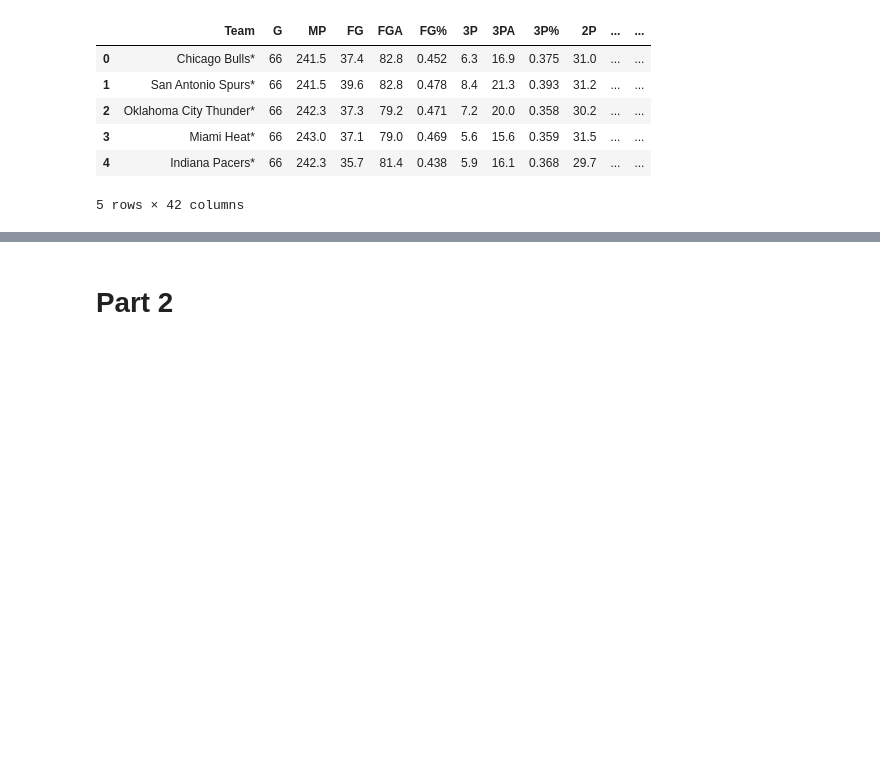
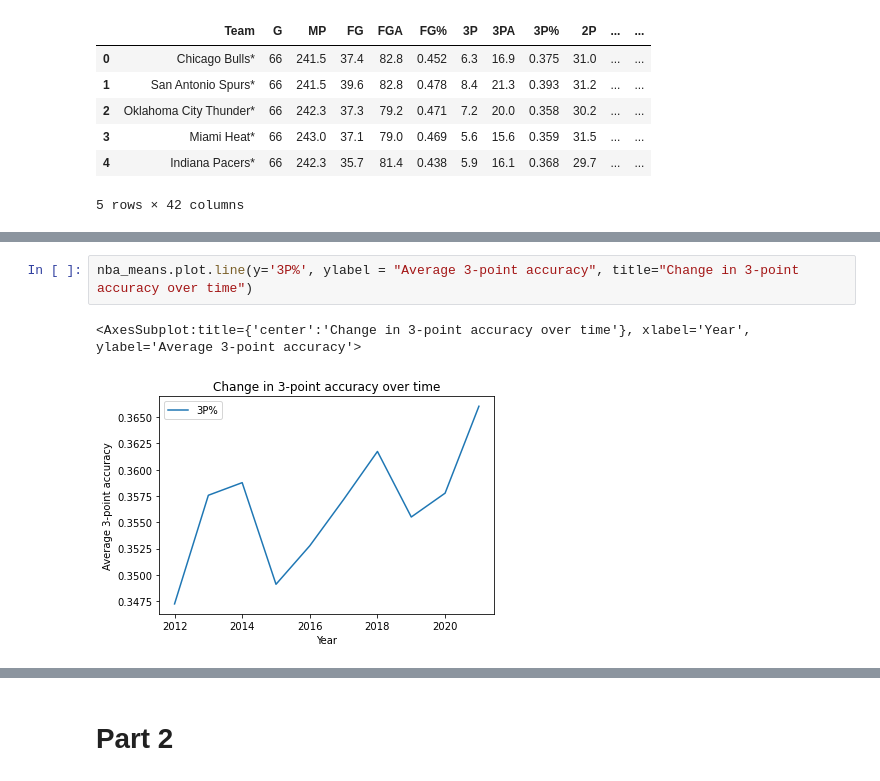
Before and after one commit to cs2027/stat-303-1-project, a Jupyter notebook: final-project.ipynb, the cells around one changed output, grey strips where cells are left out. Cells and saved outputs as stored; diff of their text form; blank space fills up the shorter version.

```diff
--- a/final-project.ipynb
+++ b/final-project.ipynb
@@ -165,0 +264,5 @@ nba_data.head()
+# %%
+nba_means.plot.line(y='3P%', ylabel = "Average 3-point accuracy", title="Change in 3-point accuracy over time")
+# %% [output]
+<AxesSubplot:title={'center':'Change in 3-point accuracy over time'}, xlabel='Year', ylabel='Average 3-point accuracy'>
+[figure, added]
```
Also changed, not shown: parts of 46 cells of this notebook.
